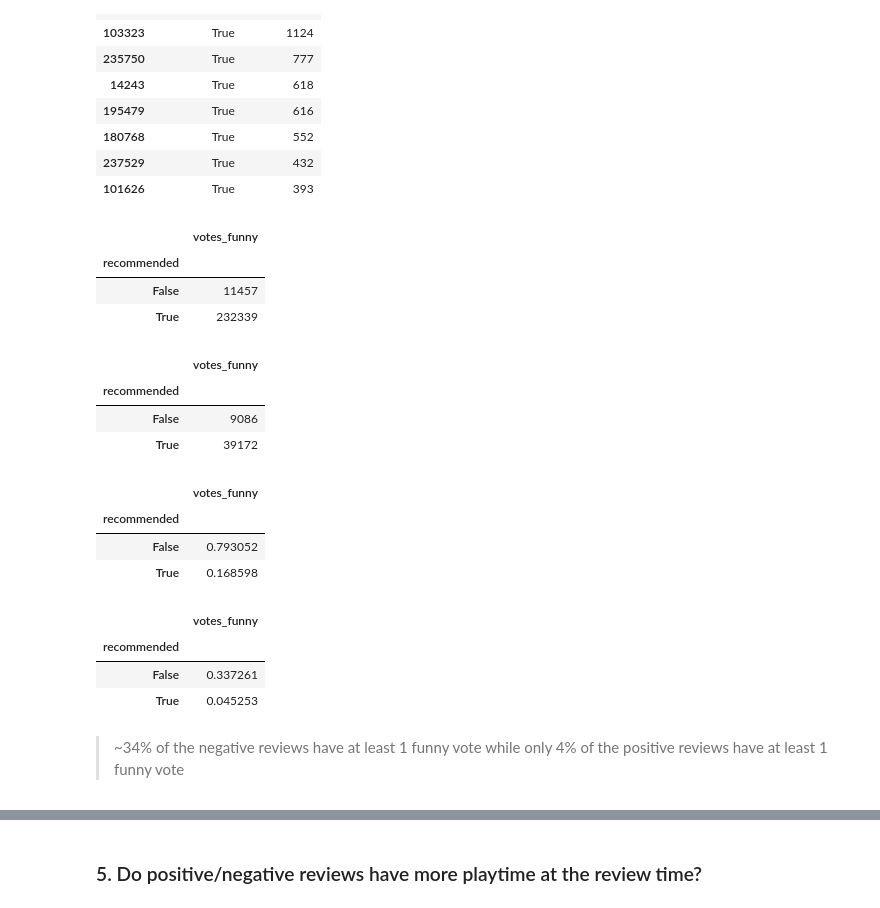
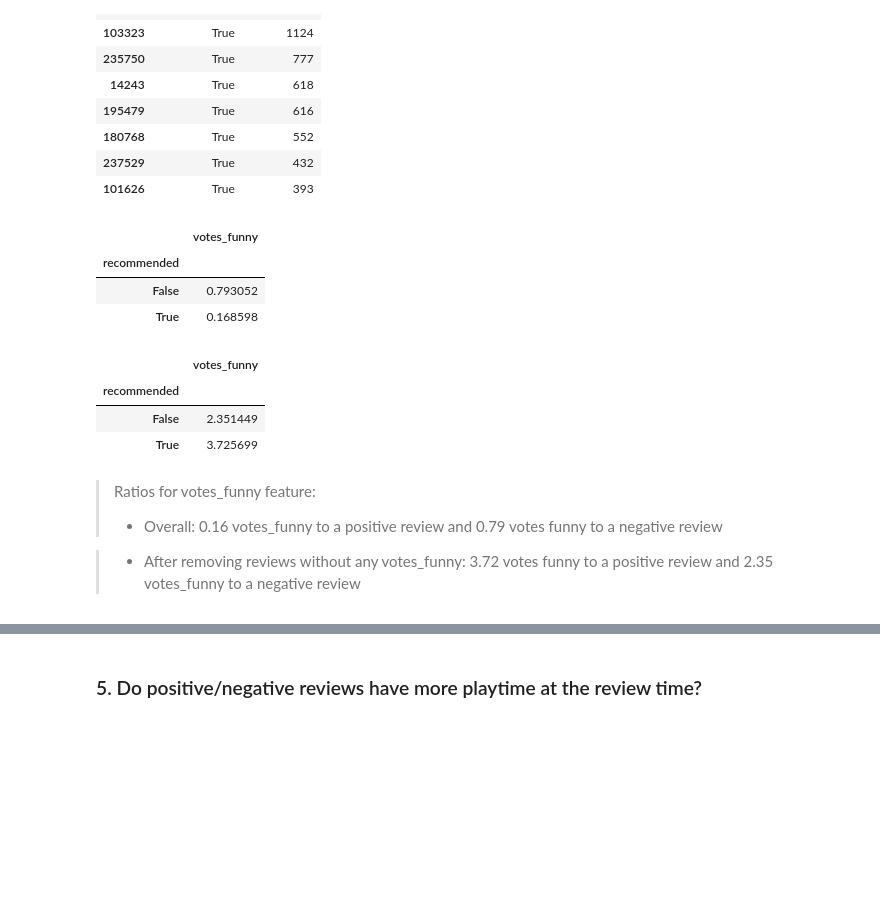
Before and after one commit to RalucaN/Steam_reviews, a Jupyter notebook: C_Data_exploration.ipynb, the cells around one changed output, grey strips where cells are left out. Saved outputs shown, nothing was run; the diff lists cells and outputs as text; code cells hidden in the pictures; blank space fills up the shorter version.

```diff
--- a/C_Data_exploration.ipynb
+++ b/C_Data_exploration.ipynb
@@ -455,39 +467,28 @@ df.sort_values('votes_funny', ascending=False).head(10)
 | 237529 | True | 432 |
 | 101626 | True | 393 |
 # %%
-#Total number of positive and negative reviews
-y=pd.pivot_table(data[['recommended','votes_funny']], values=['recommended','votes_funny'], index='recommended', aggfunc='count')
-y
+#Ratio of vote funny by recommended category
+summing=pd.pivot_table(data[['recommended','votes_funny']], values='votes_funny',index='recommended', aggfunc=np.sum)
+counting=pd.pivot_table(data[['recommended','votes_funny']], values='votes_funny', index='recommended', aggfunc='count')
+summing/counting
 # %% [output]
 |  | votes_funny |
 | recommended |  |
-| False | 11457 |
-| True | 232339 |
+| False | 0.793052 |
+| True | 0.168598 |
-# %%
-#Total number of votes_funny by review type
-x=pd.pivot_table(data[['recommended','votes_funny']], values='votes_funny',index='recommended', aggfunc=np.sum)
-x
-# %% [output]
-|  | votes_funny |
-| recommended |  |
-| False | 9086 |
-| True | 39172 |
-# %%
-#Ratio of vote funny by review type
-x/y
-# %% [output]
-|  | votes_funny |
-| recommended |  |
-| False | 0.793052 |
-| True | 0.168598 |
 # %%
-#out of the total positive or negative reviews, how many have at least 1 funny vote
+#Calculating ratio after removing reviews without any vote funny
 df=data[['recommended','votes_funny']].loc[data['votes_funny']>0]
-pd.pivot_table(df, values='votes_funny',index='recommended', aggfunc='count')/y
+pd.pivot_table(df, values='votes_funny',index='recommended', aggfunc=np.sum)/pd.pivot_table(df, values='votes_funny',
+                                                                                            index='recommended',
+                                                                                            aggfunc='count')
 # %% [output]
 |  | votes_funny |
 | recommended |  |
-| False | 0.337261 |
-| True | 0.045253 |
+| False | 2.351449 |
+| True | 3.725699 |
 # %% [markdown]
-> ~34% of the negative reviews have at least 1 funny vote while only 4% of the positive reviews have at least 1 funny vote
+> Ratios for votes_funny feature:
+> - Overall: 0.16 votes_funny to a positive review and 0.79 votes funny to a negative review
+
+> - After removing reviews without any votes_funny: 3.72 votes funny to a positive review and 2.35 votes_funny to a negative review
```
Also changed, not shown: parts of 74 cells of this notebook, 2 other files.
